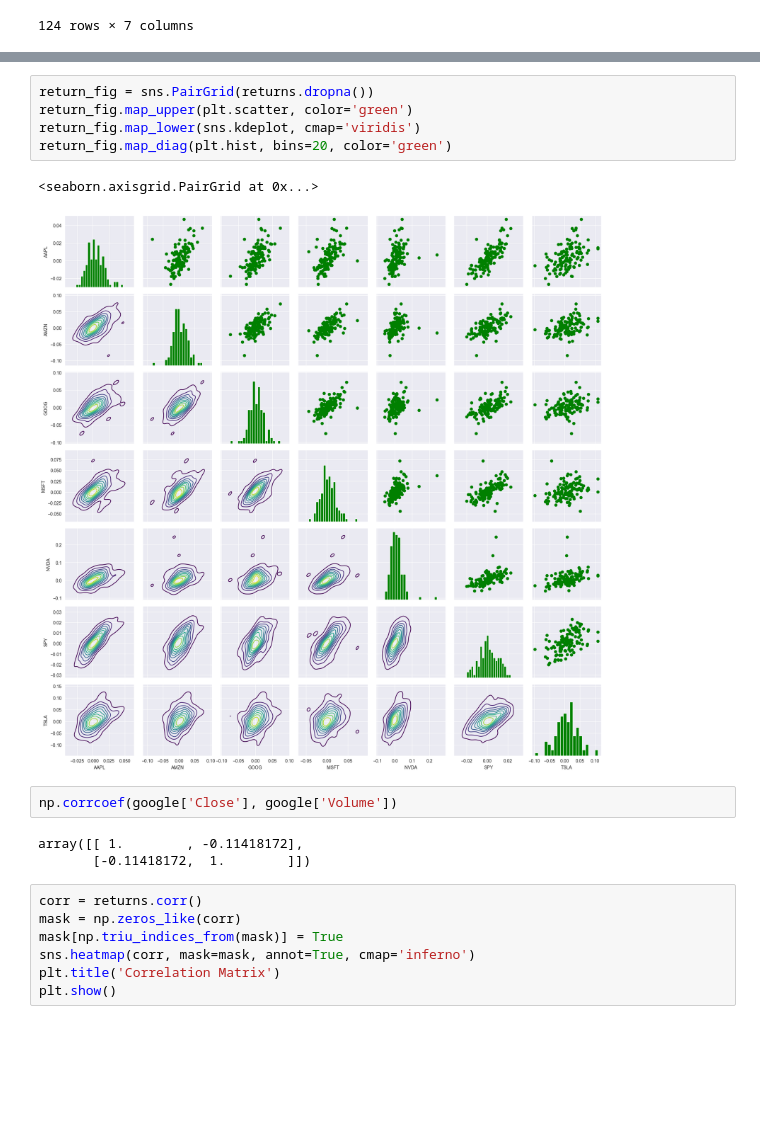
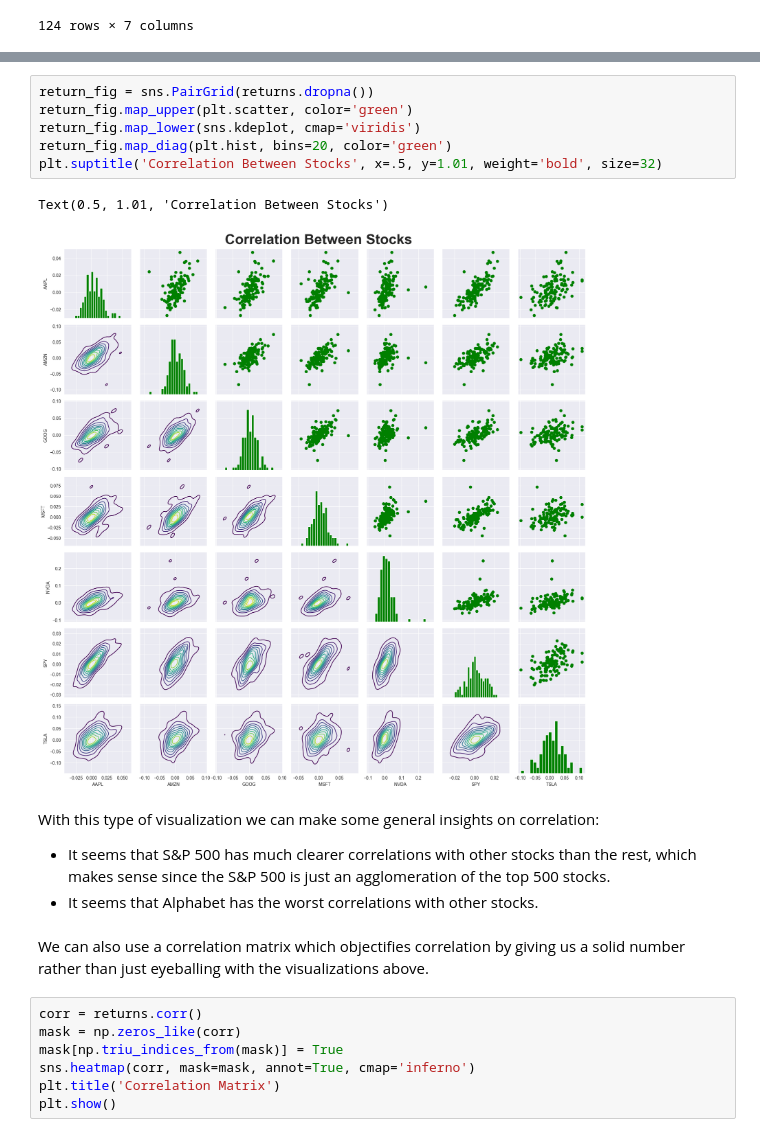
Before and after one commit to APoodle/Stock-Analysis-Of-Tech-Companies, a Jupyter notebook: Nasdaq Analysis.ipynb, the cells around one changed output, grey strips where cells are left out. Saved outputs shown, nothing was run; the diff lists cells and outputs as text; blank space fills up the shorter version.

```diff
--- a/Nasdaq Analysis.ipynb
+++ b/Nasdaq Analysis.ipynb
@@ -250,16 +275,18 @@ sns.pairplot(returns, kind='reg')
 # %%
 return_fig = sns.PairGrid(returns.dropna())
 return_fig.map_upper(plt.scatter, color='green')
 return_fig.map_lower(sns.kdeplot, cmap='viridis')
 return_fig.map_diag(plt.hist, bins=20, color='green')
+plt.suptitle('Correlation Between Stocks', x=.5, y=1.01, weight='bold', size=32)
 # %% [output]
-<seaborn.axisgrid.PairGrid at 0x...>
+Text(0.5, 1.01, 'Correlation Between Stocks')
-[figure, old version]
+[figure, new version]
-# %%
-np.corrcoef(google['Close'], google['Volume'])
-# %% [output]
-array([[ 1.        , -0.11418172],
-       [-0.11418172,  1.        ]])
+# %% [markdown]
+With this type of visualization we can make some general insights on correlation:
+- It seems that S&P 500 has much clearer correlations with other stocks than the rest, which makes sense since the S&P 500 is just an agglomeration of the top 500 stocks.
+- It seems that Alphabet has the worst correlations with other stocks.
+# %% [markdown]
+We can also use a correlation matrix which objectifies correlation by giving us a solid number rather than just eyeballing with the visualizations above.
 # %%
 corr = returns.corr()
 mask = np.zeros_like(corr)
```
Also changed, not shown: parts of 25 cells of this notebook.
